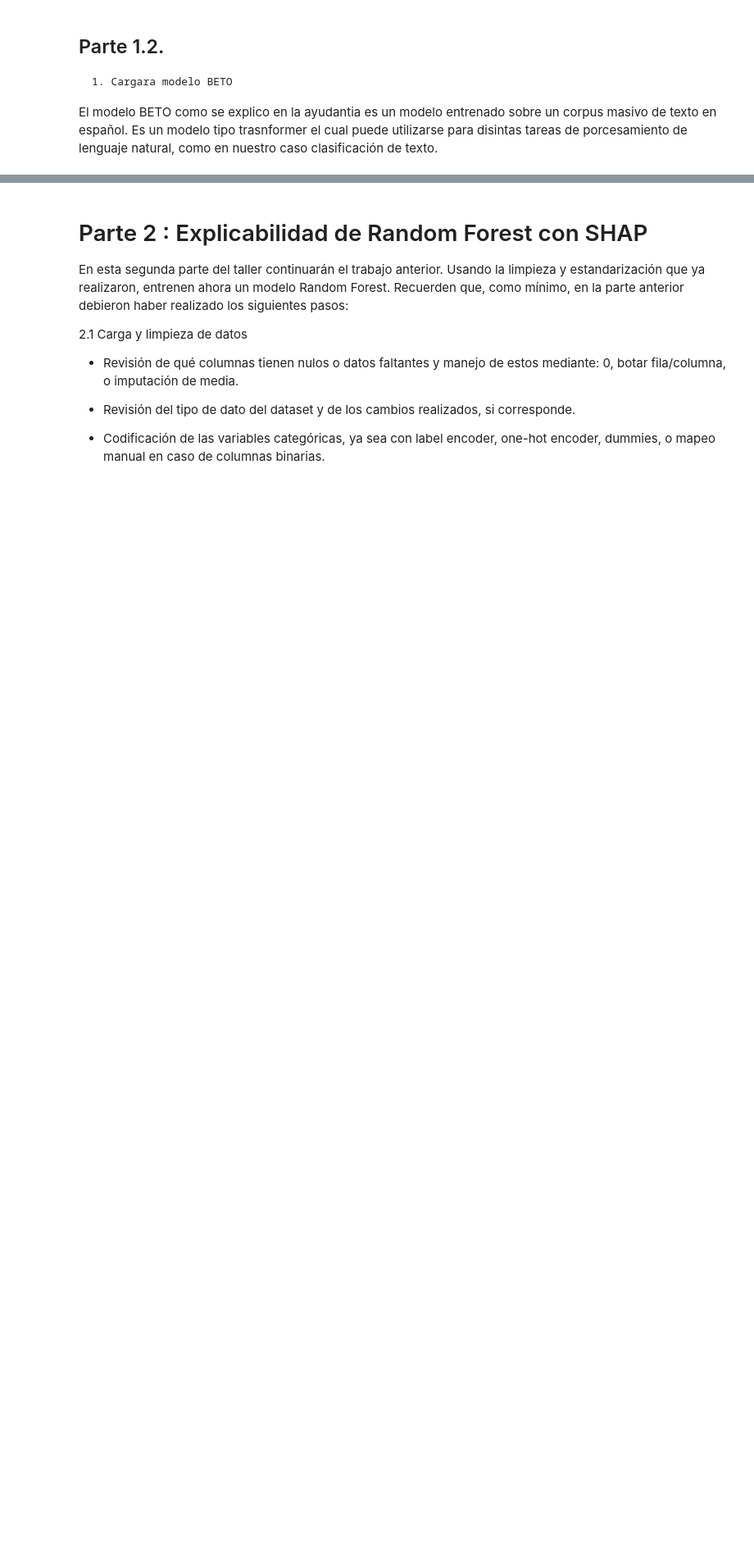
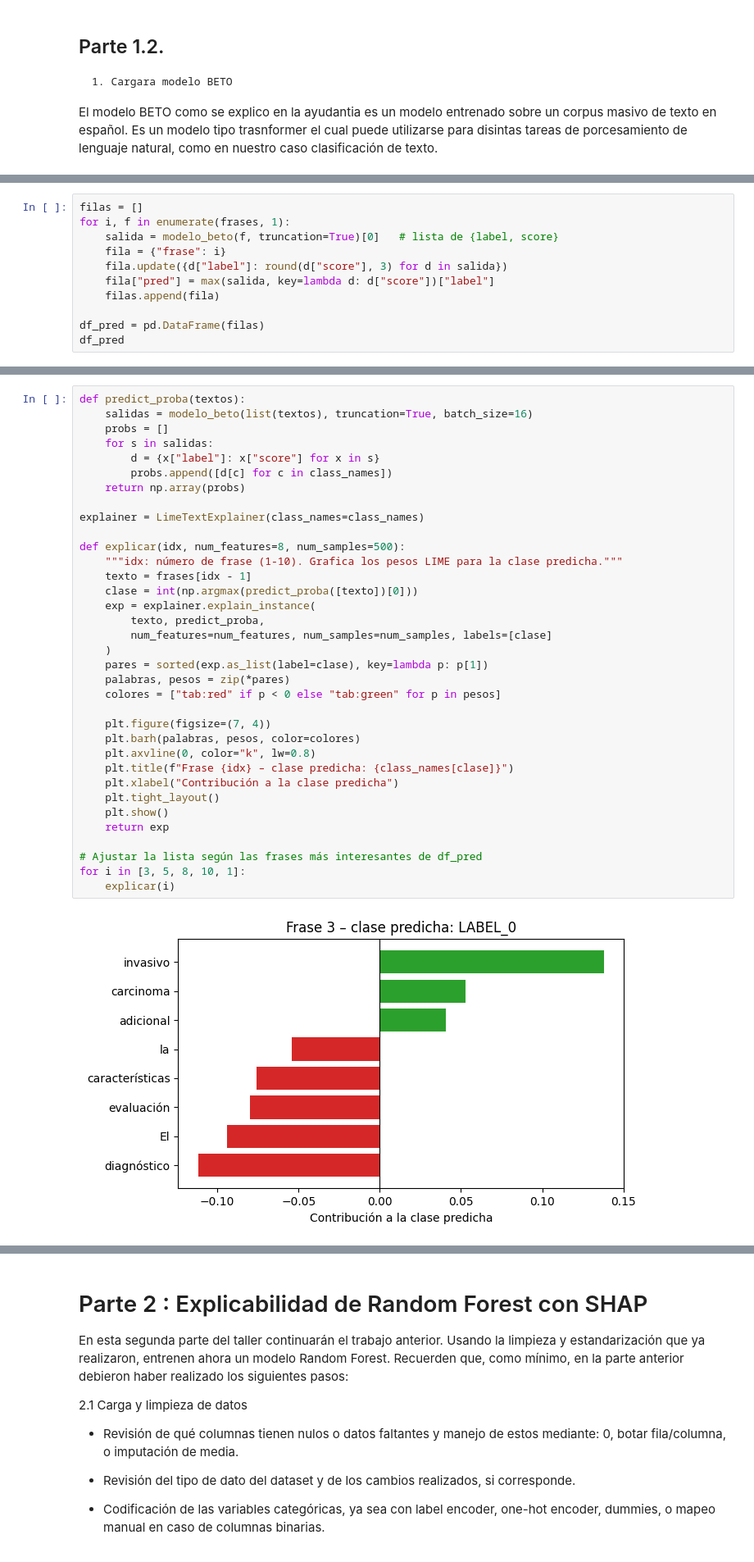
Before and after one commit to nacho200515/Taller_1_etica_para_ciencia_de_datos, a Jupyter notebook: Taller3/Taller_sumativo_3.ipynb, the cells around one changed output, grey strips where cells are left out. Shown at 82% size. Cells and saved outputs as stored; diff of their text form; blank space fills up the shorter version.

```diff
--- a/Taller3/Taller_sumativo_3.ipynb
+++ b/Taller3/Taller_sumativo_3.ipynb
@@ -155,0 +182,11 @@ modelo_beto = pipeline(
+# %%
+filas = []
+for i, f in enumerate(frases, 1):
+    salida = modelo_beto(f, truncation=True)[0]   # lista de {label, score}
+    fila = {"frase": i}
+    fila.update({d["label"]: round(d["score"], 3) for d in salida})
+    fila["pred"] = max(salida, key=lambda d: d["score"])["label"]
+    filas.append(fila)
+
+df_pred = pd.DataFrame(filas)
+df_pred
@@ -155,0 +221,37 @@ modelo_beto = pipeline(
+# %%
+def predict_proba(textos):
+    salidas = modelo_beto(list(textos), truncation=True, batch_size=16)
+    probs = []
+    for s in salidas:
+        d = {x["label"]: x["score"] for x in s}
+        probs.append([d[c] for c in class_names])
+    return np.array(probs)
+
+explainer = LimeTextExplainer(class_names=class_names)
+
+def explicar(idx, num_features=8, num_samples=500):
+    """idx: número de frase (1-10). Grafica los pesos LIME para la clase predicha."""
+    texto = frases[idx - 1]
+    clase = int(np.argmax(predict_proba([texto])[0]))
+    exp = explainer.explain_instance(
+        texto, predict_proba,
+        num_features=num_features, num_samples=num_samples, labels=[clase]
+    )
+    pares = sorted(exp.as_list(label=clase), key=lambda p: p[1])
+    palabras, pesos = zip(*pares)
+    colores = ["tab:red" if p < 0 else "tab:green" for p in pesos]
+
+    plt.figure(figsize=(7, 4))
+    plt.barh(palabras, pesos, color=colores)
+    plt.axvline(0, color="k", lw=0.8)
+    plt.title(f"Frase {idx} – clase predicha: {class_names[clase]}")
+    plt.xlabel("Contribución a la clase predicha")
+    plt.tight_layout()
+    plt.show()
+    return exp
+
+# Ajustar la lista según las frases más interesantes de df_pred
+for i in [3, 5, 8, 10, 1]:
+    explicar(i)
+# %% [output]
+[figure, added]
```
Also changed, not shown: parts of 12 cells of this notebook.
